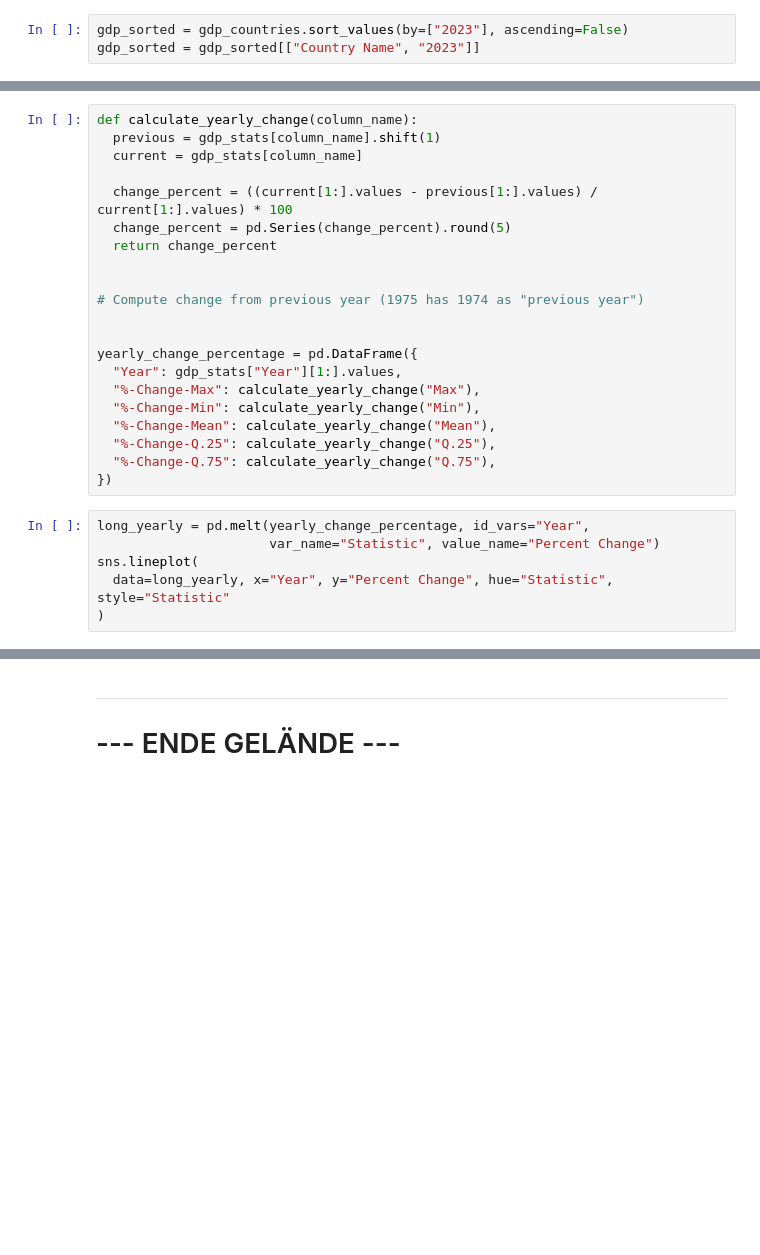
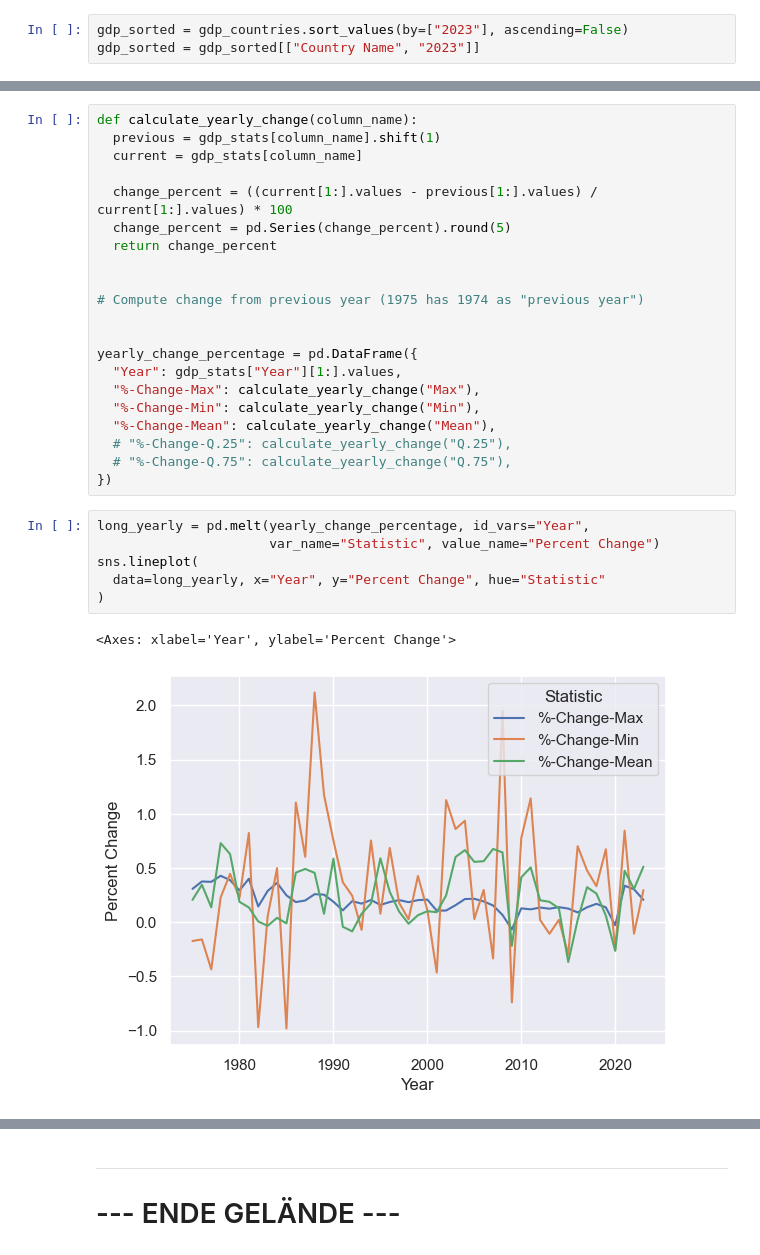
Before and after one commit to Freyness-gd/trade_under_pressure_thesis, a Jupyter notebook: main.ipynb, the cells around one changed output, grey strips where cells are left out. Drawn from its saved outputs; the diff is of its cells as text; blank space fills up the shorter version.

```diff
--- a/main.ipynb
+++ b/main.ipynb
@@ -434,14 +934,17 @@ yearly_change_percentage = pd.DataFrame({
   "%-Change-Max": calculate_yearly_change("Max"),
   "%-Change-Min": calculate_yearly_change("Min"),
   "%-Change-Mean": calculate_yearly_change("Mean"),
-  "%-Change-Q.25": calculate_yearly_change("Q.25"),
-  "%-Change-Q.75": calculate_yearly_change("Q.75"),
+  # "%-Change-Q.25": calculate_yearly_change("Q.25"),
+  # "%-Change-Q.75": calculate_yearly_change("Q.75"),
 })
 # %%
 long_yearly = pd.melt(yearly_change_percentage, id_vars="Year",
                       var_name="Statistic", value_name="Percent Change")
 sns.lineplot(
-  data=long_yearly, x="Year", y="Percent Change", hue="Statistic", style="Statistic"
+  data=long_yearly, x="Year", y="Percent Change", hue="Statistic"
 )
+# %% [output]
+<Axes: xlabel='Year', ylabel='Percent Change'>
+[figure, added]
 # %%
 long_yearly
```
Also changed, not shown: parts of 79 cells of this notebook.
